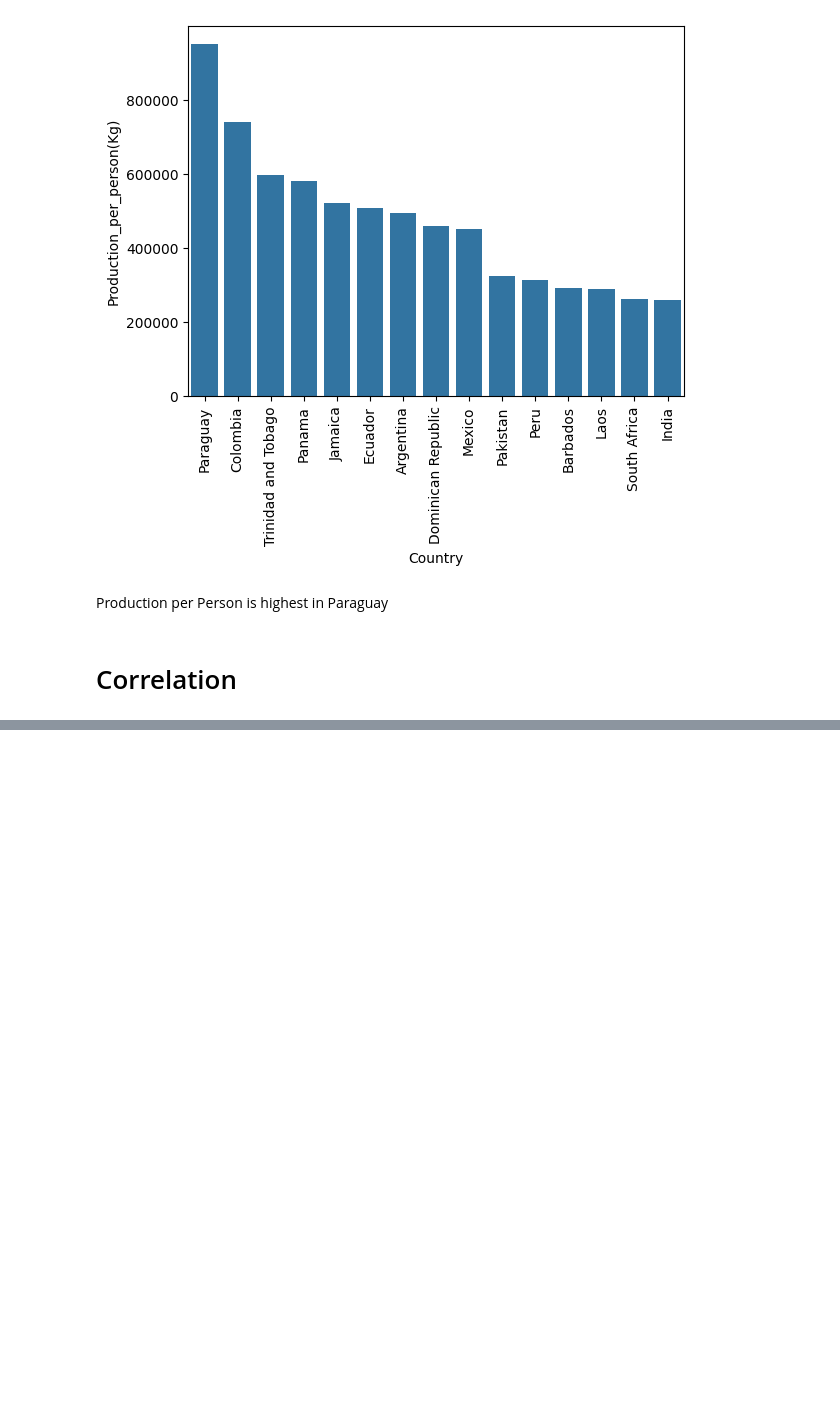
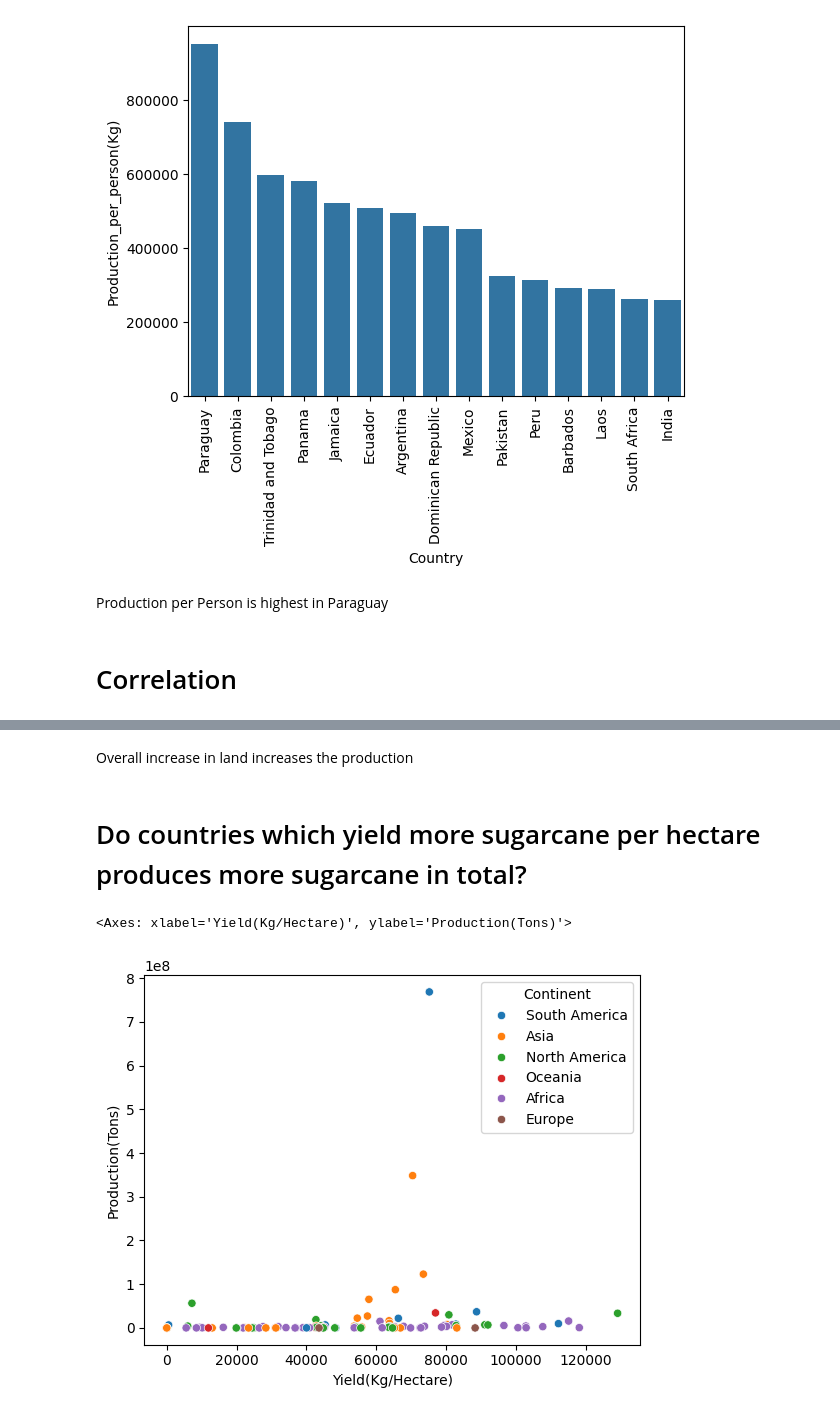
Before and after one commit to vishwajeet02/Projects, a Jupyter notebook: EDA/SugarCane_Production_Project/File_EDA1.ipynb, the cells around one changed output, grey strips where cells are left out. Drawn from its saved outputs; the diff is of its cells as text; code cells hidden in the pictures; blank space fills up the shorter version.

```diff
--- a/EDA/SugarCane_Production_Project/File_EDA1.ipynb
+++ b/EDA/SugarCane_Production_Project/File_EDA1.ipynb
@@ -389,0 +410,9 @@ Production per Person is highest in Paraguay
+# %% [markdown]
+Overall increase in land increases the production
+# %% [markdown]
+# Do countries which yield more sugarcane per hectare produces more sugarcane in total?
+# %%
+sns.scatterplot(data = df,x = "Yield(Kg/Hectare)",y="Production(Tons)",hue = "Continent")
+# %% [output]
+<Axes: xlabel='Yield(Kg/Hectare)', ylabel='Production(Tons)'>
+[figure, added]
```
Also changed, not shown: parts of 19 cells of this notebook.
